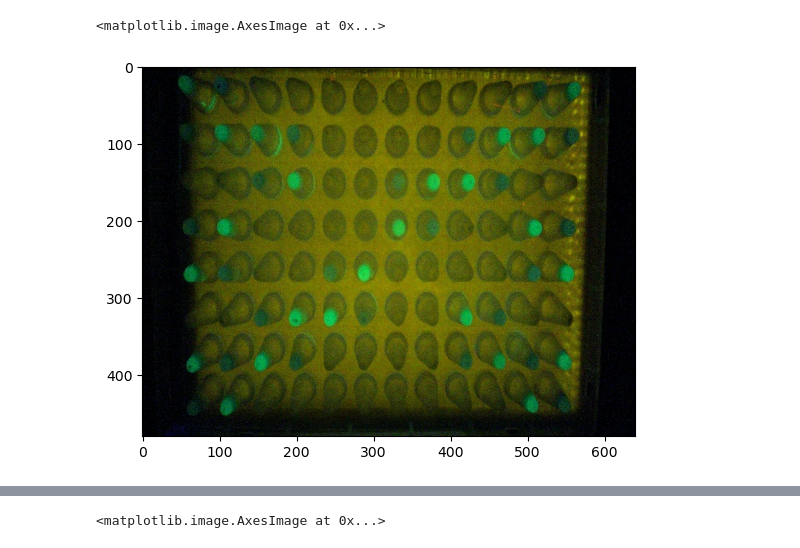
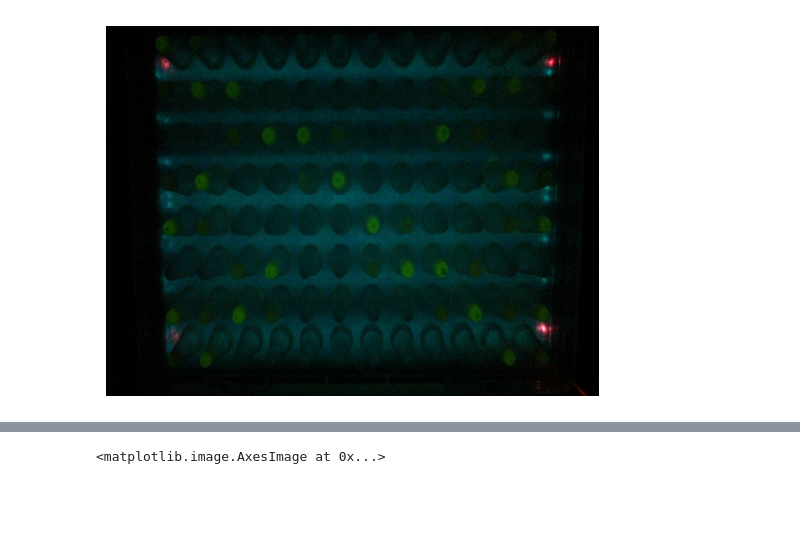
Before and after one commit to Miloumille/CTMA_internship_Photodetector, a Jupyter notebook: script/Untitled.ipynb, the cells around one changed output, grey strips where cells are left out. Drawn from its saved outputs; the diff is of its cells as text; code cells hidden in the pictures; blank space fills up the shorter version.

```diff
--- a/script/Untitled.ipynb
+++ b/script/Untitled.ipynb
@@ -1,7 +6,11 @@
 # %%
-Img = "recent_correct_data/TestPic_3_XRGB8888_Br2_Cst2.jpg"
+Img = "../data/images_06_11/Repaire.jpg"
 imageInput = cv2.imread(Img)
-plt.imshow(imageInput)
+imageInputRGB = cv2.cvtColor(imageInput, cv2.COLOR_BGR2RGB)
+
+# Display the image
+plt.imshow(imageInputRGB)
+plt.axis('off')  # Optional: to hide axis
+plt.show()
 # %% [output]
-<matplotlib.image.AxesImage at 0x...>
-[figure, old version]
+[figure, new version]
```
Also changed, not shown: parts of 6 cells of this notebook, 22 other files.
